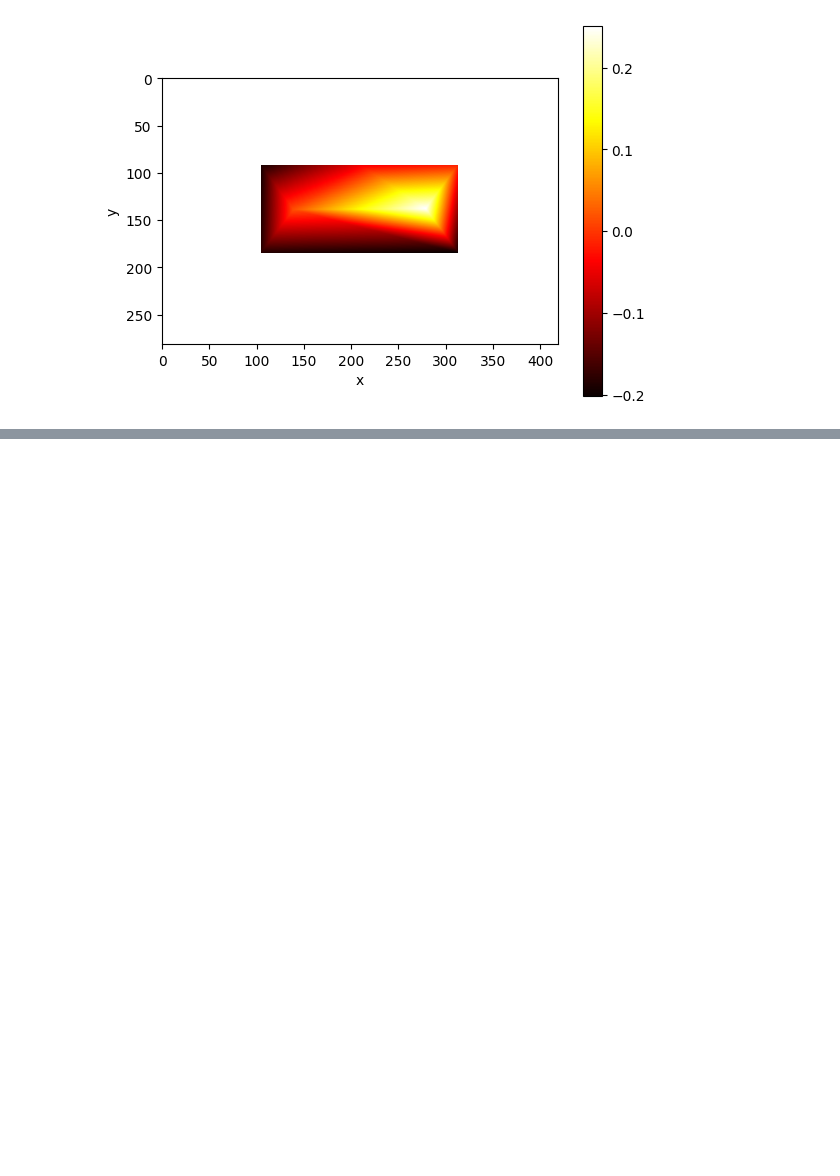
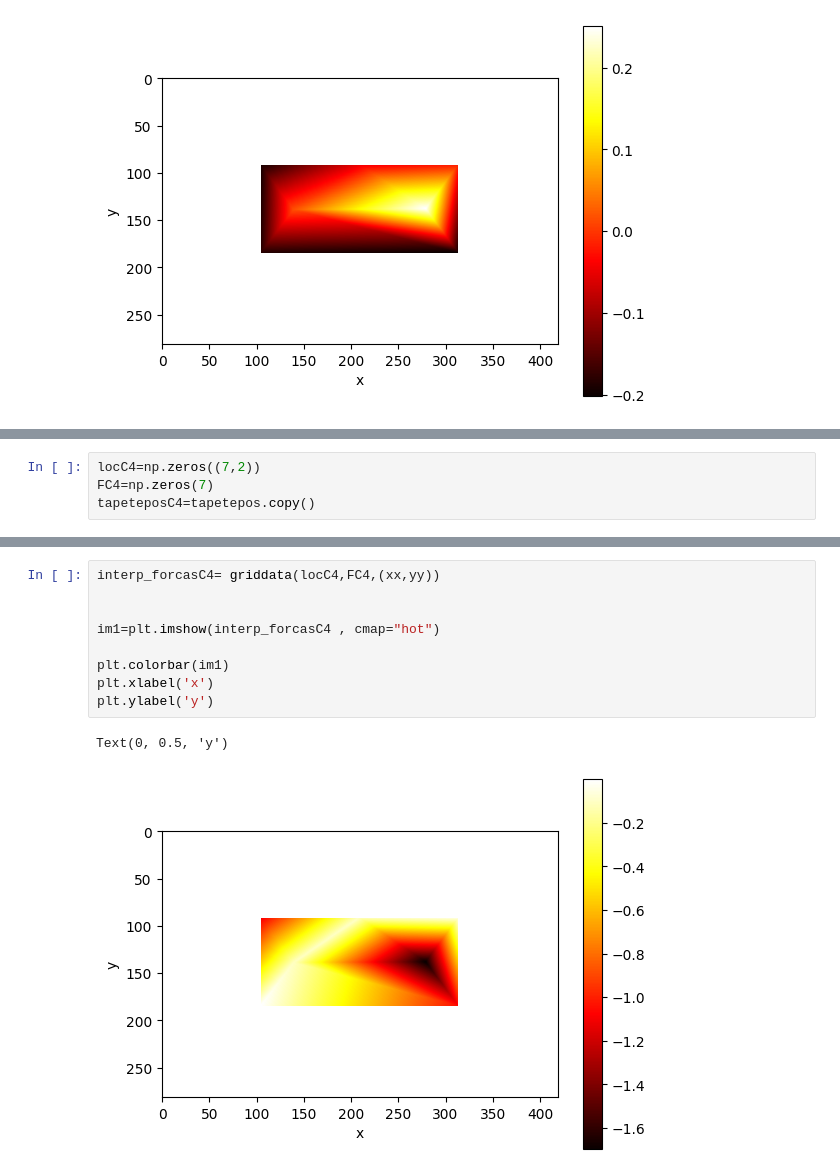
Before and after one commit to NicolasLSchneebeli/IC-TesteInicial, a Jupyter notebook: Teste1-Tapete.ipynb, the cells around one changed output, grey strips where cells are left out. Cells and saved outputs as stored; diff of their text form; blank space fills up the shorter version.

```diff
--- a/Teste1-Tapete.ipynb
+++ b/Teste1-Tapete.ipynb
@@ -638,0 +873,4 @@ Text(0, 0.5, 'y')
+# %%
+locC4=np.zeros((7,2))
+FC4=np.zeros(7)
+tapeteposC4=tapetepos.copy()
@@ -638,0 +914,12 @@ Text(0, 0.5, 'y')
+# %%
+interp_forcasC4= griddata(locC4,FC4,(xx,yy))
+
+
+im1=plt.imshow(interp_forcasC4 , cmap="hot")
+
+plt.colorbar(im1)
+plt.xlabel('x')
+plt.ylabel('y')
+# %% [output]
+Text(0, 0.5, 'y')
+[figure, added]
```
Also changed, not shown: parts of 28 cells of this notebook, 1 other file.
